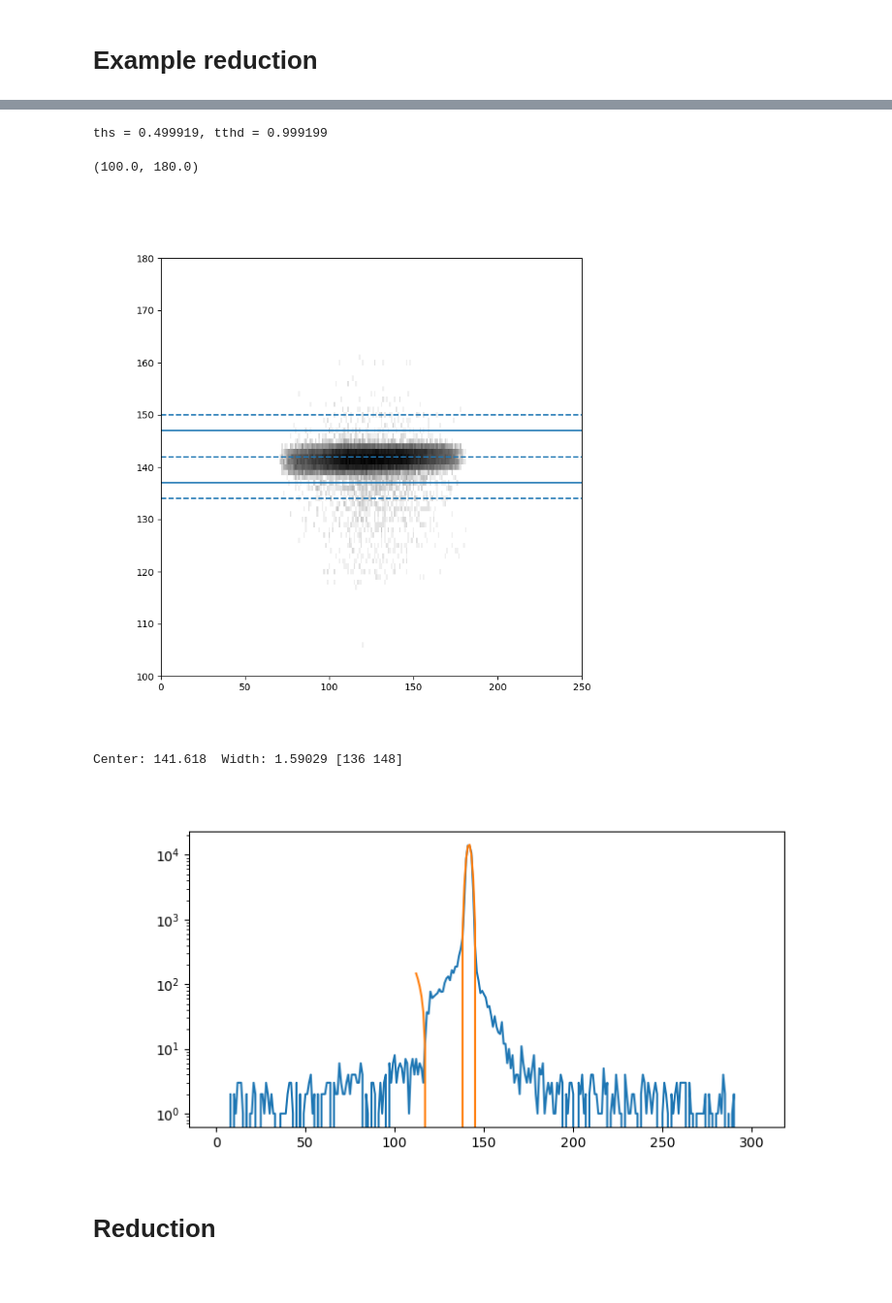
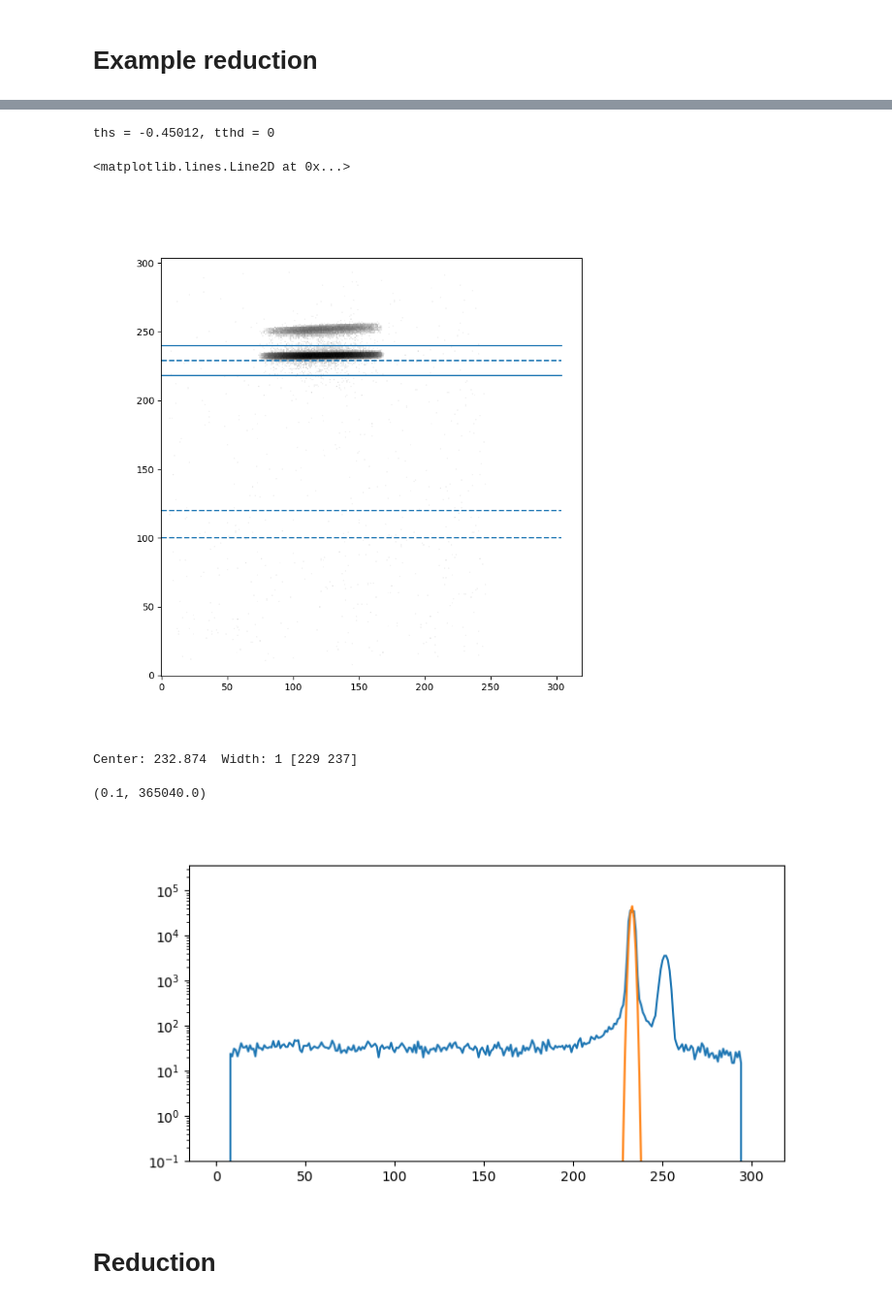
Before and after one commit to neutrons/LiquidsReflectometer, a Jupyter notebook: reduction/notebooks/divergent-beam.ipynb, the cells around one changed output, grey strips where cells are left out. Shown at 97% size. Drawn from its saved outputs; the diff is of its cells as text; code cells hidden in the pictures.

```diff
--- a/reduction/notebooks/divergent-beam.ipynb
+++ b/reduction/notebooks/divergent-beam.ipynb
@@ -40,11 +39,16 @@ run_number = 200651
 template_path = '/SNS/REF_L/IPTS-30101/shared/autoreduce/template_div_200651.xml'
 
 run_number = 200649
+
 template_path = '/SNS/REF_L/IPTS-30101/shared/autoreduce/template_div_200649.xml'
+template_path = '/SNS/REF_L/IPTS-32814/shared/autoreduce/template_down.xml'
 
 sequence_number = 1
 template_data = template.read_template(template_path, sequence_number)
 
+run_number = 211994
+#run_number = 212001
+run_number = 211911
 
 ws_sc = api.LoadEventNexus("REF_L_%s" % run_number)
 ths_value = ws_sc.getRun()['ths'].value[0]
@@ -74,12 +78,12 @@ center = np.sum(template_data.data_peak_range)/2.0
 l = mlines.Line2D([0, 304], [center, center], linestyle='--')
 ax.add_line(l)
 
-ax.set_xlim([0,250])
-ax.set_ylim([100,180])
+#ax.set_xlim([0,250])
+#ax.set_ylim([100,180])
 # %% [output]
-ths = 0.499919, tthd = 0.999199
+ths = -0.45012, tthd = 0
-(100.0, 180.0)
+<matplotlib.lines.Line2D at 0x...>
-[figure, old version]
+[figure, new version]
 # %%
 import lmfit
 from lmfit.models import GaussianModel, LinearModel, ConstantModel, RectangleModel, QuadraticModel
@@ -109,7 +113,7 @@ def fit_signal_flat_bck(x, y, x_min=110, x_max=170, center=None, sigma=None):
     rectangular = RectangleModel(prefix='r_')
 
     amplitude_guess = np.max(y[x_min:x_max])
-
+    y_min = np.min(y[x_min:x_max])
     _center = 140
     _sigma = 2
     if center is not None:
@@ -118,7 +122,7 @@ def fit_signal_flat_bck(x, y, x_min=110, x_max=170, center=None, sigma=None):
         _sigma = sigma
 
     pars = gauss.make_params(amplitude=amplitude_guess, center=_center, sigma=_sigma)
-    pars.update(linear.make_params(a=0, b=0))
+    #pars.update(linear.make_params(a=0, b=0))
 
     #if center is not None:
     #    pars['g_center'].vary=False
@@ -131,8 +135,8 @@ def fit_signal_flat_bck(x, y, x_min=110, x_max=170, center=None, sigma=None):
     weights=1/np.sqrt(y)
     weights[y<1]=1
 
-    model = gauss + linear
-    fit = model.fit(y[x_min:x_max], pars, method='leastsq',
+    model = gauss #+ linear
+    fit = model.fit(y[x_min:x_max]-y_min, pars, method='leastsq',
                     x=x[x_min:x_max],
                     weights=1/weights[x_min:x_max])
     #print(fit.fit_report())
@@ -143,23 +147,28 @@ def fit_signal_flat_bck(x, y, x_min=110, x_max=170, center=None, sigma=None):
     #print("Gaussian: \t %5.4g +- %5.4g \t %3.3g +- %3.3g \t %3.3g +- %3.3g" % (a.value, a.stderr, c.value, c.stderr, width.value, width.stderr))
     return c, width, fit
 # %%
-x_min=template_data.data_peak_range[0]-25
-x_max=template_data.data_peak_range[1]+25
+x_min=template_data.data_peak_range[0]
+x_max=template_data.data_peak_range[1]
+
+#x_min=template_data.norm_peak_range[0]
+#x_max=template_data.norm_peak_range[1]
 
 tof, _x, _y = process_data(ws_sc, summed=True, tof_step=200)
 
 peak_center = np.argmax(_y)
-center, width, fit = fit_signal_flat_bck(_x, _y, x_min=x_min, x_max=x_max, center=peak_center)
+center, width, fit = fit_signal_flat_bck(_x, _y, x_min=x_min, x_max=x_max, center=peak_center, sigma=1)
 print("Center: %g\t Width: %g [%g %g]" % (center, width, np.ceil(center-4*width), np.ceil(center+4*width)))
 
 fig, ax = plt.subplots(figsize=(8,4))
 plt.plot(_x, _y)
 plt.plot(_x[x_min:x_max], fit.best_fit)
 
 plt.yscale('log')
+ax.set_ylim([0.1,np.max(_y)*10])
 # %% [output]
-Center: 141.618  Width: 1.59029 [136 148]
+Center: 232.874  Width: 1 [229 237]
+(0.1, 365040.0)
-[figure, old version]
+[figure, new version]
 # %% [markdown]
 # Reduction
 # %%
```
Also changed, not shown: parts of 2 cells of this notebook, 22 other files.
